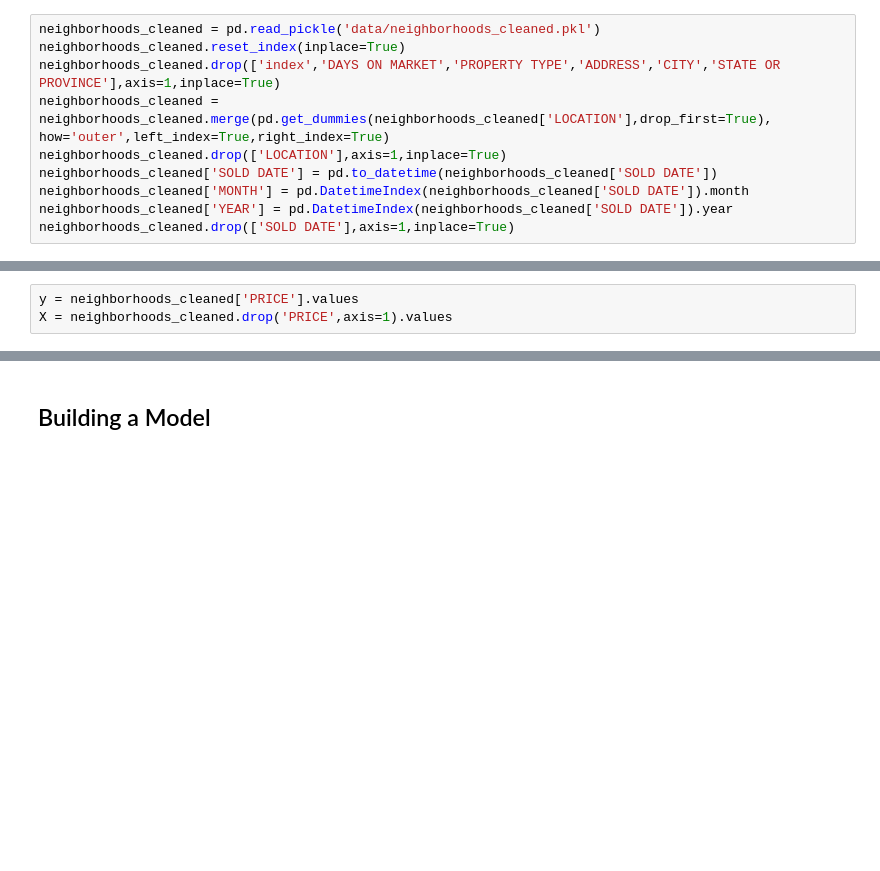
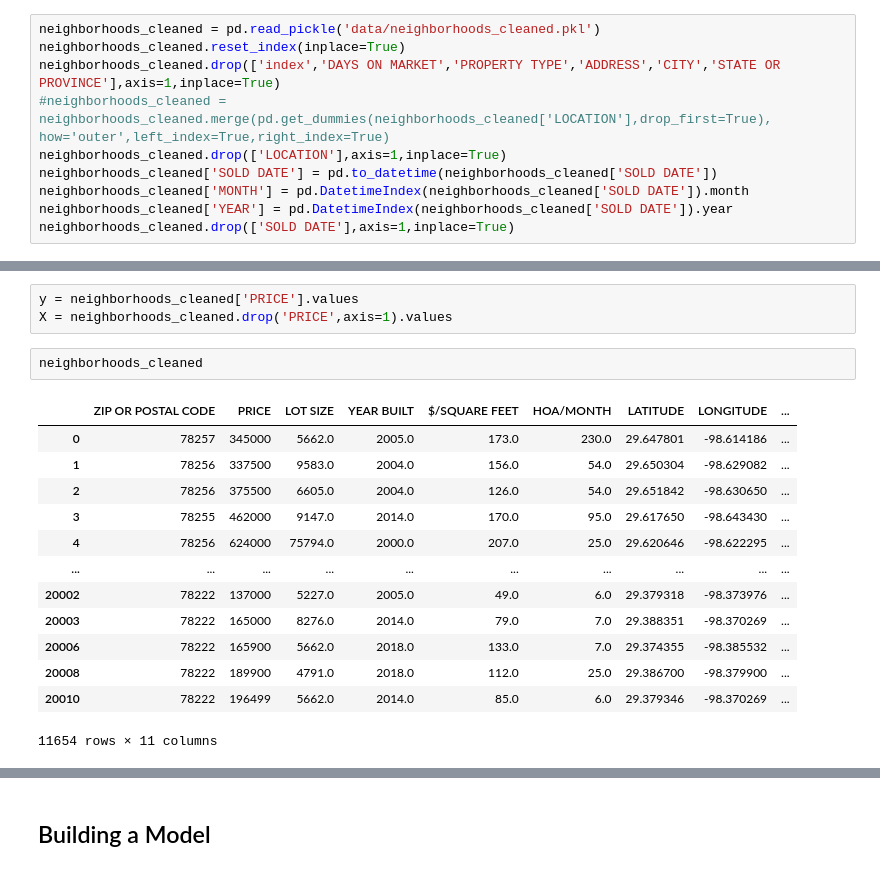
Before and after one commit to randallb15/PredictingSAHomeValues, a Jupyter notebook: HomeValueEstimate.ipynb, the cells around one changed output, grey strips where cells are left out. Drawn from its saved outputs; the diff is of its cells as text; blank space fills up the shorter version.

```diff
--- a/HomeValueEstimate.ipynb
+++ b/HomeValueEstimate.ipynb
@@ -12,7 +12,7 @@ sns.set(rc={'figure.figsize':(16,4)})
 neighborhoods_cleaned = pd.read_pickle('data/neighborhoods_cleaned.pkl')
 neighborhoods_cleaned.reset_index(inplace=True)
 neighborhoods_cleaned.drop(['index','DAYS ON MARKET','PROPERTY TYPE','ADDRESS','CITY','STATE OR PROVINCE'],axis=1,inplace=True)
-neighborhoods_cleaned = neighborhoods_cleaned.merge(pd.get_dummies(neighborhoods_cleaned['LOCATION'],drop_first=True), how='outer',left_index=True,right_index=True)
+#neighborhoods_cleaned = neighborhoods_cleaned.merge(pd.get_dummies(neighborhoods_cleaned['LOCATION'],drop_first=True), how='outer',left_index=True,right_index=True)
 neighborhoods_cleaned.drop(['LOCATION'],axis=1,inplace=True)
 neighborhoods_cleaned['SOLD DATE'] = pd.to_datetime(neighborhoods_cleaned['SOLD DATE'])
 neighborhoods_cleaned['MONTH'] = pd.DatetimeIndex(neighborhoods_cleaned['SOLD DATE']).month
@@ -39,3 +39,19 @@ neighborhoods_cleaned.dropna(inplace=True)
 # %%
 y = neighborhoods_cleaned['PRICE'].values
 X = neighborhoods_cleaned.drop('PRICE',axis=1).values
+# %%
+neighborhoods_cleaned
+# %% [output]
+|  | ZIP OR POSTAL CODE | PRICE | LOT SIZE | YEAR BUILT | $/SQUARE FEET | HOA/MONTH | LATITUDE | LONGITUDE | ... |
+| 0 | 78257 | 345000 | 5662.0 | 2005.0 | 173.0 | 230.0 | 29.647801 | -98.614186 | ... |
+| 1 | 78256 | 337500 | 9583.0 | 2004.0 | 156.0 | 54.0 | 29.650304 | -98.629082 | ... |
+| 2 | 78256 | 375500 | 6605.0 | 2004.0 | 126.0 | 54.0 | 29.651842 | -98.630650 | ... |
+| 3 | 78255 | 462000 | 9147.0 | 2014.0 | 170.0 | 95.0 | 29.617650 | -98.643430 | ... |
+| 4 | 78256 | 624000 | 75794.0 | 2000.0 | 207.0 | 25.0 | 29.620646 | -98.622295 | ... |
+| ... | ... | ... | ... | ... | ... | ... | ... | ... | ... |
+| 20002 | 78222 | 137000 | 5227.0 | 2005.0 | 49.0 | 6.0 | 29.379318 | -98.373976 | ... |
+| 20003 | 78222 | 165000 | 8276.0 | 2014.0 | 79.0 | 7.0 | 29.388351 | -98.370269 | ... |
+| 20006 | 78222 | 165900 | 5662.0 | 2018.0 | 133.0 | 7.0 | 29.374355 | -98.385532 | ... |
+| 20008 | 78222 | 189900 | 4791.0 | 2018.0 | 112.0 | 25.0 | 29.386700 | -98.379900 | ... |
+| 20010 | 78222 | 196499 | 5662.0 | 2014.0 | 85.0 | 6.0 | 29.379346 | -98.370269 | ... |
+11654 rows × 11 columns
```
Also changed, not shown: parts of 12 cells of this notebook.
